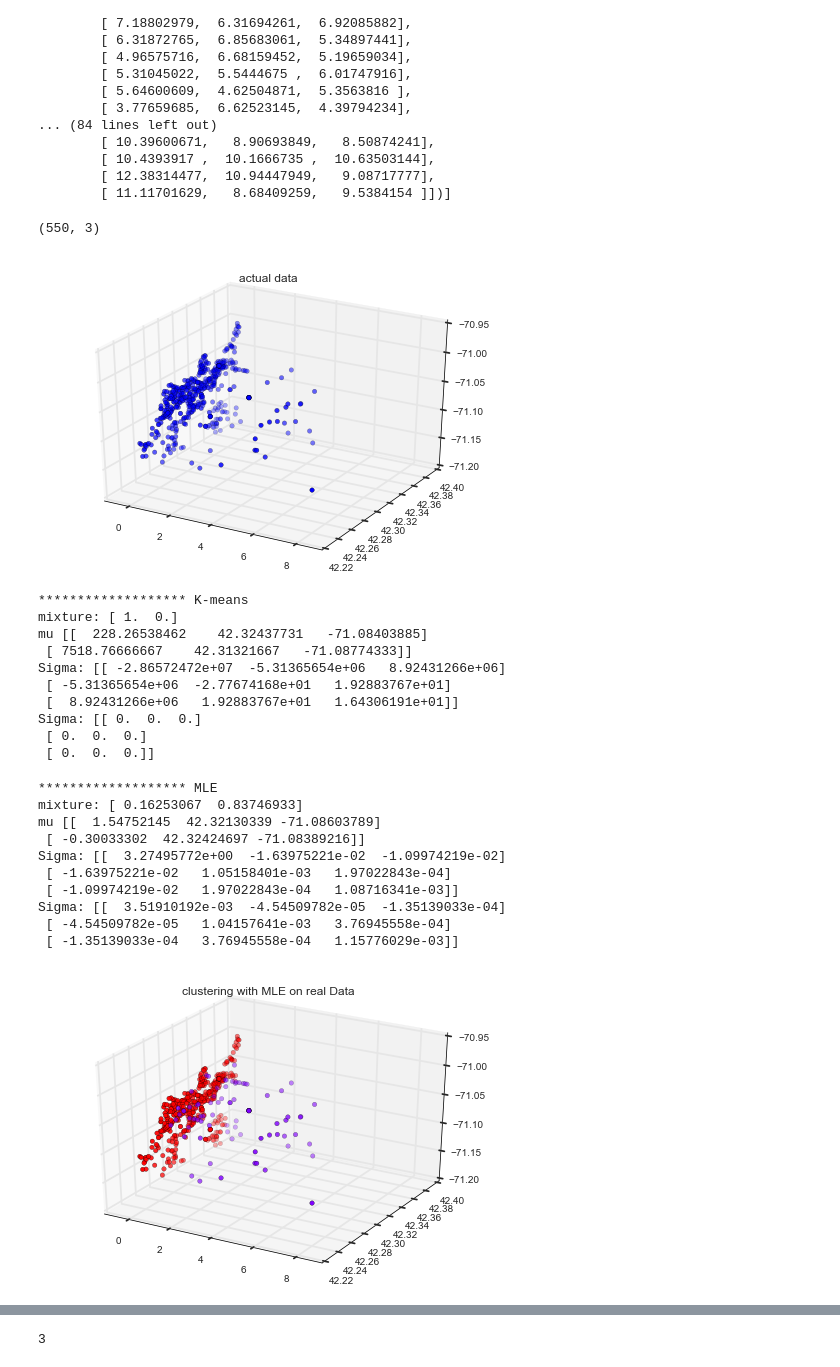
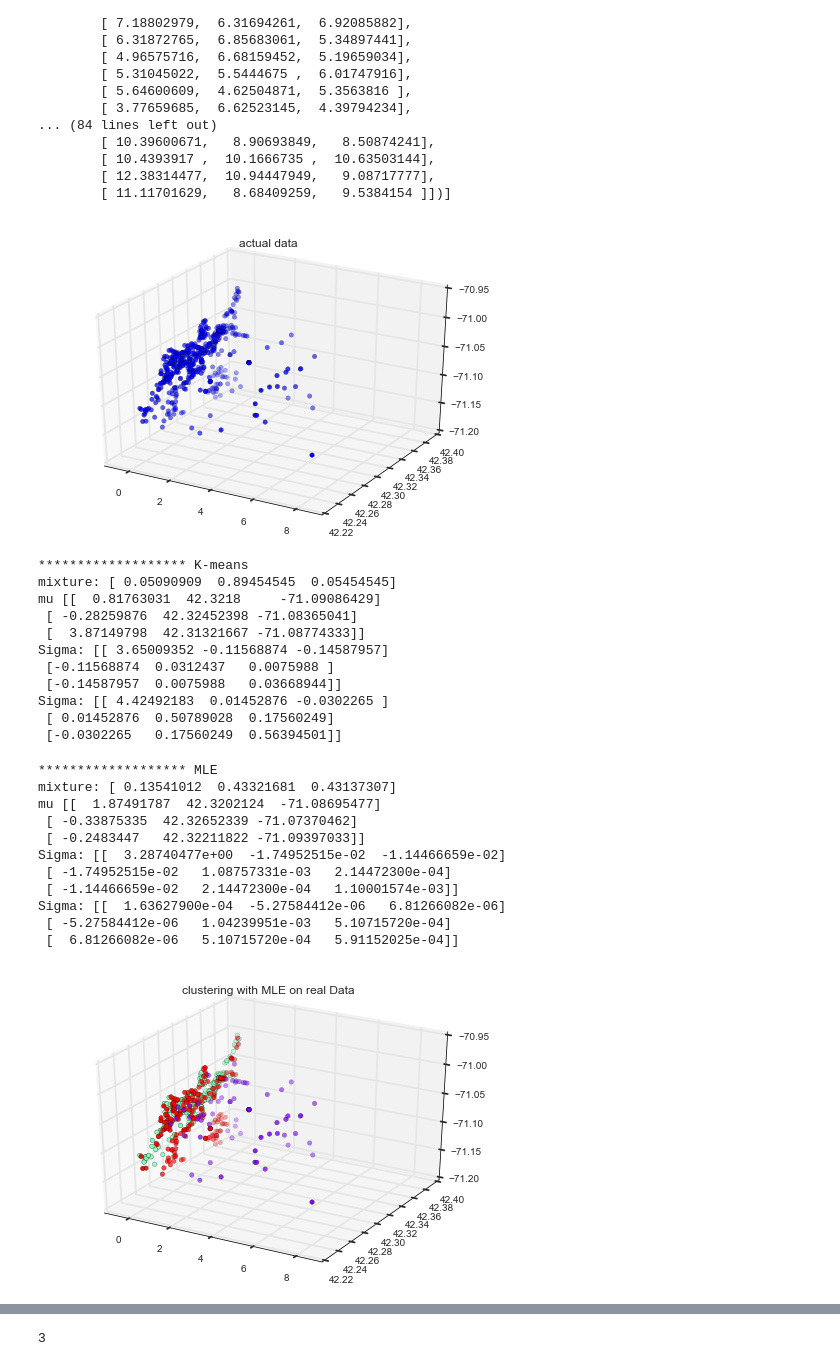
Before and after one commit to onefishy/Boston311, a Jupyter notebook: Code/EM for MLE and MAP.ipynb, the cells around one changed output, grey strips where cells are left out. Drawn from its saved outputs; the diff is of its cells as text; code cells hidden in the pictures.

```diff
--- a/Code/EM for MLE and MAP.ipynb
+++ b/Code/EM for MLE and MAP.ipynb
@@ -133,3 +120,16 @@ Index([u'CASE_ENQUIRY_ID', u'OPEN_DT', u'TARGET_DT', u'CLOSED_DT',
+# %%
+begin_date='March 15, 2014 12:00PM'
+end_date='March 19, 2014 12:00PM'
+source = 'Constituent Call'
+
+begin = pd.to_datetime(begin_date)
+end = pd.to_datetime(end_date)
+
+in_range = closed_requests[closed_requests['OPEN_DT'] > begin]
+in_range = in_range[in_range['OPEN_DT'] < end]
+in_range = in_range[in_range['Source'] == source]
+
+in_range.to_json("unclustered.json",orient="records")
 # %%
 ########################################
 ########################################
@@ -479,10 +485,12 @@ Sigma: [[ 1.4661053   0.48853655  0.61333719]
 ########################################
 
 data = real_data('March 15, 2014 12:00PM', 'March 19, 2014 12:00PM', 'Constituent Call')
-data_std = scale(data)
-data_std[:,1:] = data[:,1:]
+data_std = data
+data_std[:,0] = scale(data[:,0])
+# print data_std[:,0]
+# data_std[:,1:] = data[:,1:]
 #data_norm = normalize(data)
-print data.shape
+# print data_std
 
 fig = plt.figure()
 ax = fig.add_subplot(111, projection='3d')
@@ -494,10 +502,10 @@ plt.show()
 
 #---------------- K-means initialization for MLE ----------------#
 N = data.shape[0] #number of observations
-K = 2 #number of components
-D = data.shape[1] #number of features per observation
-
-pi, mu, Sigma = k_means(N, D, K, data_std)
+K = 3 #number of components
+# D = data.shape[1] #number of features per observation
+D = 3
+pi, mu, Sigma = k_means(N, D, K, data_std[:,:3])
 
 print '******************* K-means'
 print 'mixture:', pi
@@ -505,57 +513,60 @@ print 'mu', mu
 print 'Sigma:', Sigma[0]
 print 'Sigma:', Sigma[1]
 # %% [output]
+[figure]
-(550, 3)
+******************* K-means
+mixture: [ 0.05090909  0.89454545  0.05454545]
+mu [[  0.81763031  42.3218     -71.09086429]
+ [ -0.28259876  42.32452398 -71.08365041]
+ [  3.87149798  42.31321667 -71.08774333]]
+Sigma: [[ 3.65009352 -0.11568874 -0.14587957]
+ [-0.11568874  0.0312437   0.0075988 ]
+ [-0.14587957  0.0075988   0.03668944]]
+Sigma: [[ 4.42492183  0.01452876 -0.0302265 ]
+ [ 0.01452876  0.50789028  0.17560249]
+ [-0.0302265   0.17560249  0.56394501]]
-[figure]
-******************* K-means
-mixture: [ 1.  0.]
-mu [[  228.26538462    42.32437731   -71.08403885]
- [ 7518.76666667    42.31321667   -71.08774333]]
-Sigma: [[ -2.86572472e+07  -5.31365654e+06   8.92431266e+06]
- [ -5.31365654e+06  -2.77674168e+01   1.92883767e+01]
- [  8.92431266e+06   1.92883767e+01   1.64306191e+01]]
-Sigma: [[ 0.  0.  0.]
- [ 0.  0.  0.]
- [ 0.  0.  0.]]
 # %%
 #---------------- Data parameters ----------------#
 N = data.shape[0] #number of observations
-K = 2 #number of components
+K = 3 #number of components
 D = data.shape[1] #number of features per observation
 iters = 500
 
 #---------------- MLE ----------------#
 
 #initialization of parameters
 pi = np.array([1./K] * K)
 #mu_ind = np.random.randint(len(data_std), size=K)
-mu_ind = [372,  34]
+# mu_ind = [372,  34]
+mu_ind = [240, 367, 198] #k=3
+
 mu = np.asarray([data_std[mu_ind[k]] for k in xrange(K)])
 
 Sigma = [100. * np.eye(D) for k in xrange(K)]
 
 #run EM for MLE estimate
 pi, mu, Sigma, r = MLE_EM(K, D, N, data_std, pi, mu, Sigma, iters)
 
 print '******************* MLE'
 print 'mixture:', pi
 print 'mu', mu
 print 'Sigma:', Sigma[0]
 print 'Sigma:', Sigma[1]
 
 #plot the components
 clusters  = plot_clusters(data_std, r, K, 'clustering with MLE on real Data')
 # %% [output]
 ******************* MLE
-mixture: [ 0.16253067  0.83746933]
-mu [[  1.54752145  42.32130339 -71.08603789]
- [ -0.30033302  42.32424697 -71.08389216]]
-Sigma: [[  3.27495772e+00  -1.63975221e-02  -1.09974219e-02]
- [ -1.63975221e-02   1.05158401e-03   1.97022843e-04]
- [ -1.09974219e-02   1.97022843e-04   1.08716341e-03]]
-Sigma: [[  3.51910192e-03  -4.54509782e-05  -1.35139033e-04]
- [ -4.54509782e-05   1.04157641e-03   3.76945558e-04]
- [ -1.35139033e-04   3.76945558e-04   1.15776029e-03]]
+mixture: [ 0.13541012  0.43321681  0.43137307]
+mu [[  1.87491787  42.3202124  -71.08695477]
+ [ -0.33875335  42.32652339 -71.07370462]
+ [ -0.2483447   42.32211822 -71.09397033]]
+Sigma: [[  3.28740477e+00  -1.74952515e-02  -1.14466659e-02]
+ [ -1.74952515e-02   1.08757331e-03   2.14472300e-04]
+ [ -1.14466659e-02   2.14472300e-04   1.10001574e-03]]
+Sigma: [[  1.63627900e-04  -5.27584412e-06   6.81266082e-06]
+ [ -5.27584412e-06   1.04239951e-03   5.10715720e-04]
+ [  6.81266082e-06   5.10715720e-04   5.91152025e-04]]
-[figure, old version]
+[figure, new version]
 # %%
 # Save the results in a json file for the visualizations
```
Also changed, not shown: parts of 8 cells of this notebook, 10 other files.
